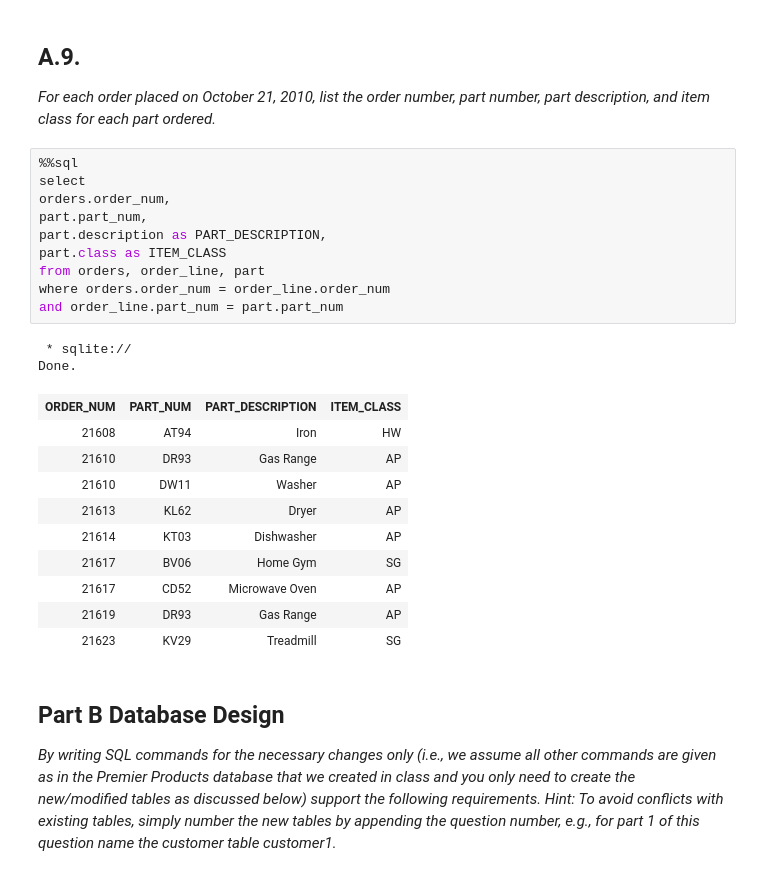
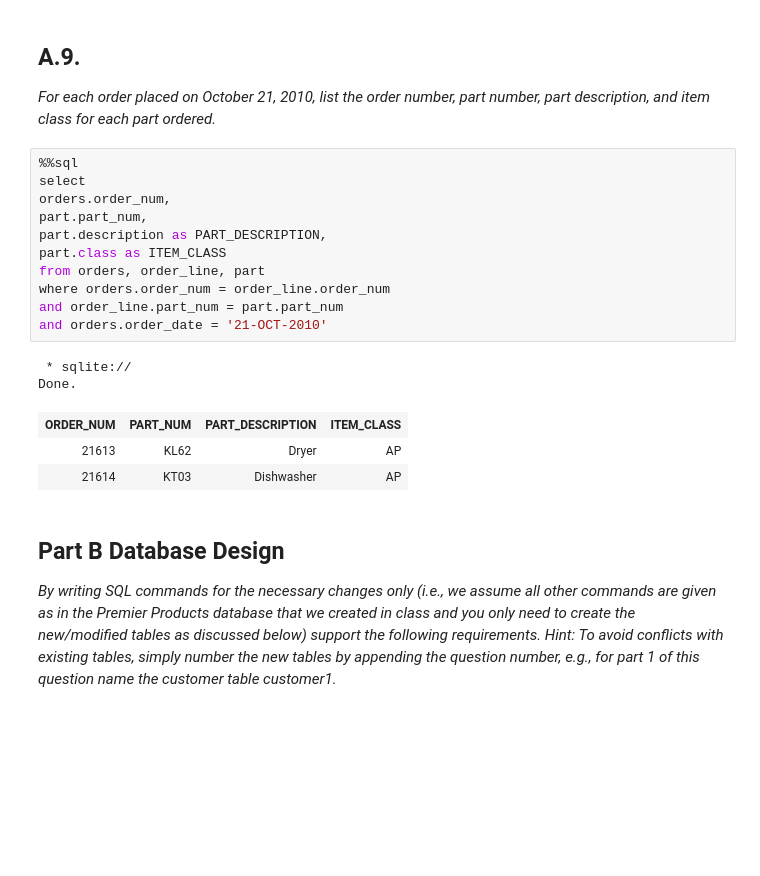
Before and after one commit to RSM2401-JMEX/Group-Assignment-1, a Jupyter notebook: Group-Assignment-1.ipynb, the cells around one changed output. Cells and saved outputs as stored; diff of their text form; blank space fills up the shorter version.

```diff
--- a/Group-Assignment-1.ipynb
+++ b/Group-Assignment-1.ipynb
@@ -374,26 +379,20 @@ Done.
 # %%
 %%sql
 select
 orders.order_num,
 part.part_num,
 part.description as PART_DESCRIPTION,
 part.class as ITEM_CLASS
 from orders, order_line, part
 where orders.order_num = order_line.order_num
 and order_line.part_num = part.part_num
+and orders.order_date = '21-OCT-2010'
 # %% [output]
  * sqlite://
 Done.
 | ORDER_NUM | PART_NUM | PART_DESCRIPTION | ITEM_CLASS |
-| 21608 | AT94 | Iron | HW |
-| 21610 | DR93 | Gas Range | AP |
-| 21610 | DW11 | Washer | AP |
 | 21613 | KL62 | Dryer | AP |
 | 21614 | KT03 | Dishwasher | AP |
-| 21617 | BV06 | Home Gym | SG |
-| 21617 | CD52 | Microwave Oven | AP |
-| 21619 | DR93 | Gas Range | AP |
-| 21623 | KV29 | Treadmill | SG |
 # %% [markdown]
 ## Part B Database Design
 
```
Also changed, not shown: parts of 1 cell of this notebook.
